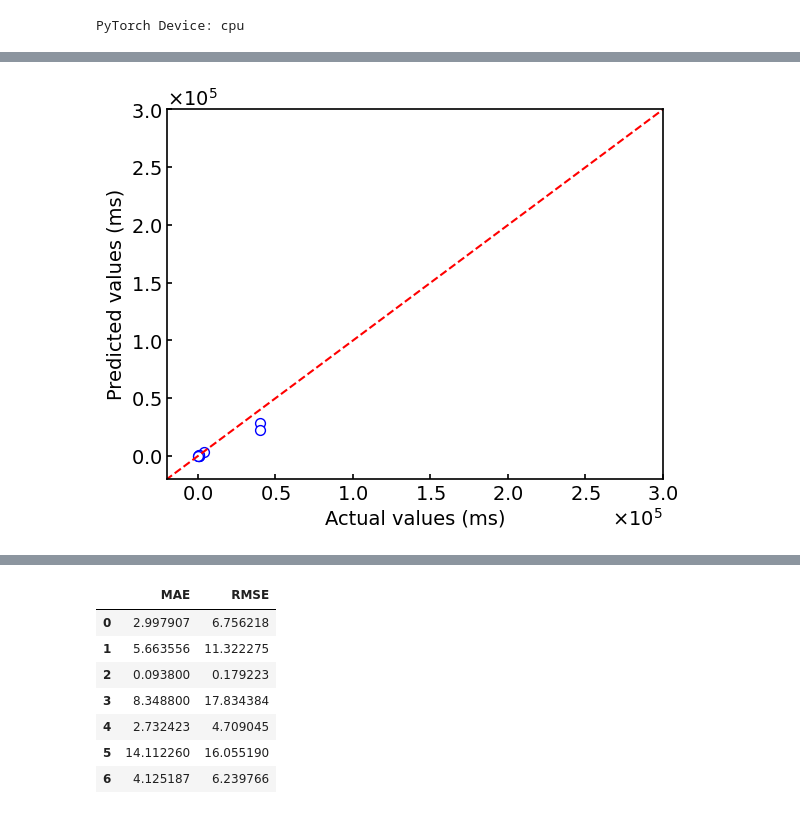
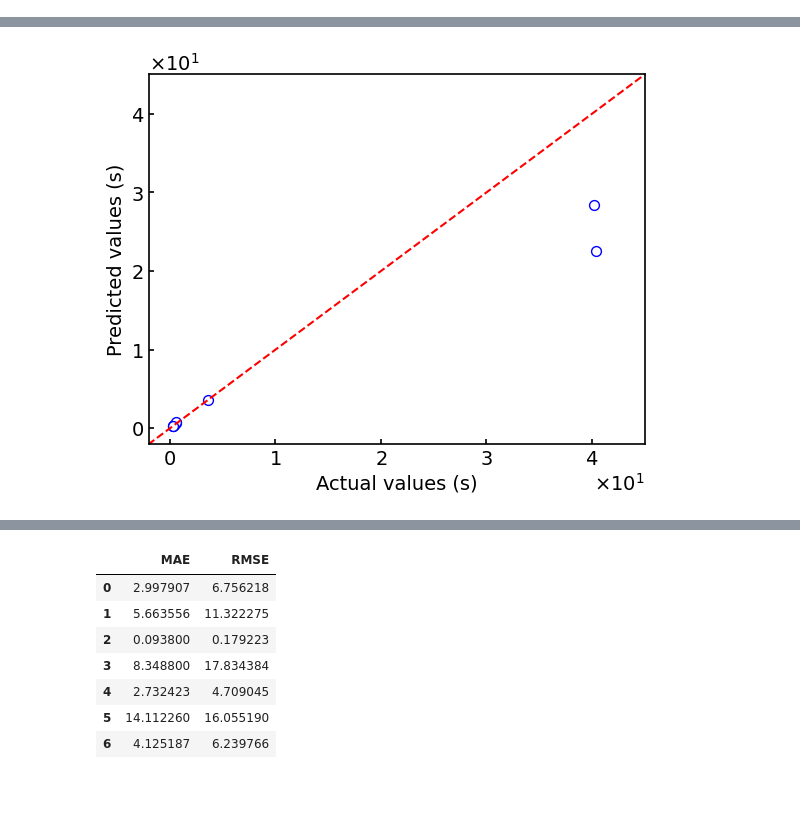
Before and after one commit to ITK13201/ml-dcs, a Jupyter notebook: ml-dcs/notebooks/evaluation_20241220/results/known_scenarios/calculation-time_BW.ipynb, the cells around one changed output, grey strips where cells are left out. Drawn from its saved outputs; the diff is of its cells as text; code cells hidden in the pictures.

```diff
--- a/ml-dcs/notebooks/evaluation_20241220/results/known_scenarios/calculation-time_BW.ipynb
+++ b/ml-dcs/notebooks/evaluation_20241220/results/known_scenarios/calculation-time_BW.ipynb
@@ -6,15 +6,13 @@ SIMPLE_INPUT_PATH = lambda algorithm: f"tmp/prod-results/results-20241220/202412
 GNN_INPUT_PATH_L1 = "tmp/prod-results/results-20241220/20241220_calculation-time/gnn-L1/20241218-224116/testing-result.json"
 GNN_INPUT_PATH_L2 = "tmp/prod-results/results-20241220/20241220_calculation-time/gnn-L2/20241218-230732/testing-result.json"
 GNN_INPUT_PATH_L3 = "tmp/prod-results/results-20241220/20241220_calculation-time/gnn-L3/20241218-232205/testing-result.json"
-X_LABEL = "Actual values (ms)"
-Y_LABEL = "Predicted values (ms)"
-ORDER_OF_MAG = 5
-LIM = (-0.2 * 10**ORDER_OF_MAG, 3 * 10**ORDER_OF_MAG)
+X_LABEL = "Actual values (s)"
+Y_LABEL = "Predicted values (s)"
+ORDER_OF_MAG = 1
+LIM = (-0.2 * 10**ORDER_OF_MAG, 4.5 * 10**ORDER_OF_MAG)
 SCENARIO = "BW"
 results_mae = []
 results_rmse = []
-# %% [output]
-PyTorch Device: cpu
 # %%
 from ml_dcs.domain.graph import PredictionAccuracyGraphData, Graph
 from ml_dcs.internal.graph.graph import GraphUtil
@@ -30,7 +28,7 @@ print(json.dumps({
 }))
 results_mae.append(data_model.mae)
 results_rmse.append(data_model.rmse)
-data = PredictionAccuracyGraphData.from_evaluation_result_class(data_model)
+data = PredictionAccuracyGraphData.from_evaluation_result_class_div1000(data_model)
 graph = Graph(
     data=data,
     x_label=X_LABEL,
@@ -46,5 +44,5 @@ util.show()
 {"mae": 2997.9070190358098, "rmse": 6756.217982774379}
-[figure, old version]
+[figure, new version]
 # %%
 from ml_dcs.domain.graph import PredictionAccuracyGraphData, Graph
 from ml_dcs.internal.graph.graph import GraphUtil
```
Also changed, not shown: parts of 7 cells of this notebook, 9 other files.
